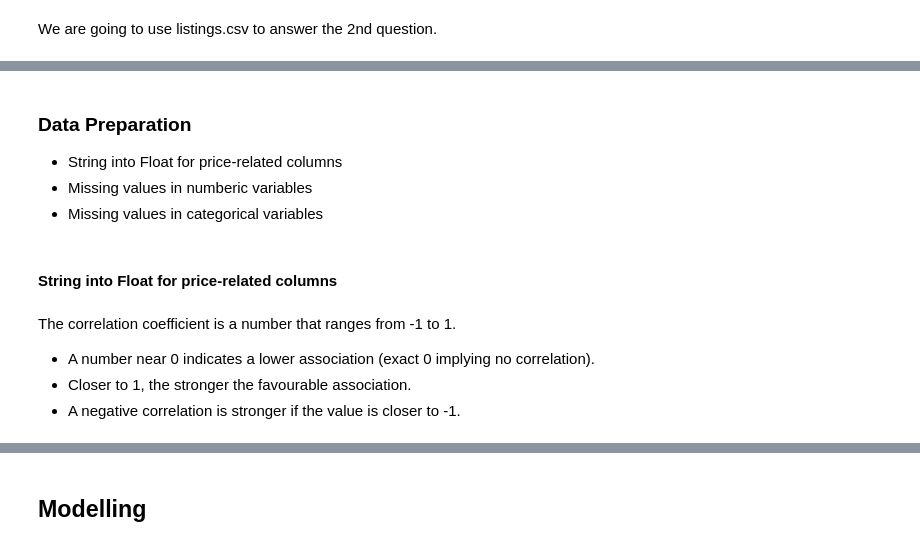
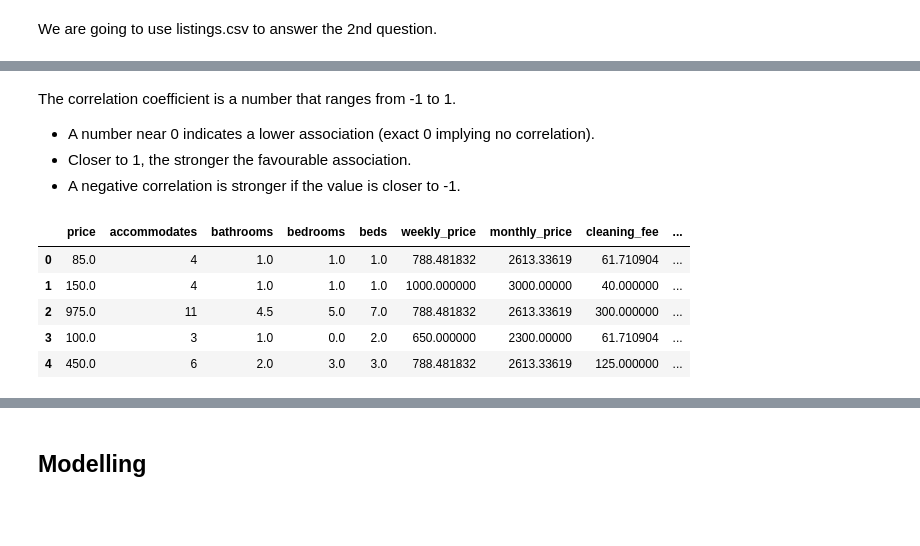
Before and after one commit to yennhi95zz/seattle-airbnb, a Jupyter notebook: udacity-seattle-airbnb-analysis.ipynb, the cells around one changed output, grey strips where cells are left out. Drawn from its saved outputs; the diff is of its cells as text; code cells hidden in the pictures; blank space fills up the shorter version.

```diff
--- a/udacity-seattle-airbnb-analysis.ipynb
+++ b/udacity-seattle-airbnb-analysis.ipynb
@@ -157,7 +284,0 @@ listings.head()
-# %% [markdown]
-### Data Preparation
-* String into Float for price-related columns
-* Missing values in numberic variables
-* Missing values in categorical variables
-# %% [markdown]
-#### String into Float for price-related columns
@@ -171,6 +287,15 @@ The correlation coefficient is a number that ranges from -1 to 1.
 * A number near 0 indicates a lower association (exact 0 implying no correlation).
 * Closer to 1, the stronger the favourable association.
 * A negative correlation is stronger if the value is closer to -1.
+# %%
+q3.head()
+# %% [output]
+|  | price | accommodates | bathrooms | bedrooms | beds | weekly_price | monthly_price | cleaning_fee | ... |
+| 0 | 85.0 | 4 | 1.0 | 1.0 | 1.0 | 788.481832 | 2613.33619 | 61.710904 | ... |
+| 1 | 150.0 | 4 | 1.0 | 1.0 | 1.0 | 1000.000000 | 3000.00000 | 40.000000 | ... |
+| 2 | 975.0 | 11 | 4.5 | 5.0 | 7.0 | 788.481832 | 2613.33619 | 300.000000 | ... |
+| 3 | 100.0 | 3 | 1.0 | 0.0 | 2.0 | 650.000000 | 2300.00000 | 61.710904 | ... |
+| 4 | 450.0 | 6 | 2.0 | 3.0 | 3.0 | 788.481832 | 2613.33619 | 125.000000 | ... |
 # %%
 print('Correlation among numeric variables: \n')
 
```
Also changed, not shown: parts of 51 cells of this notebook.
